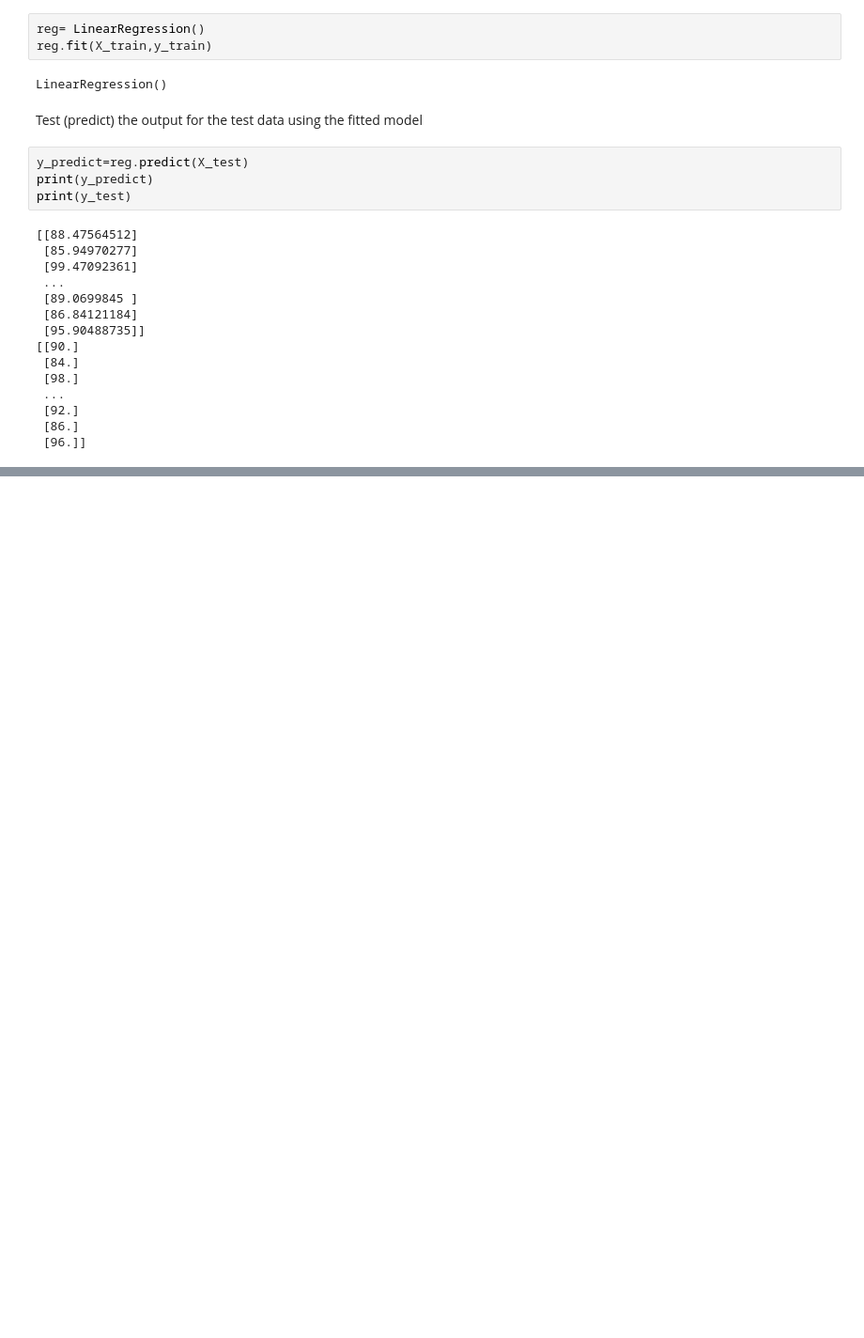
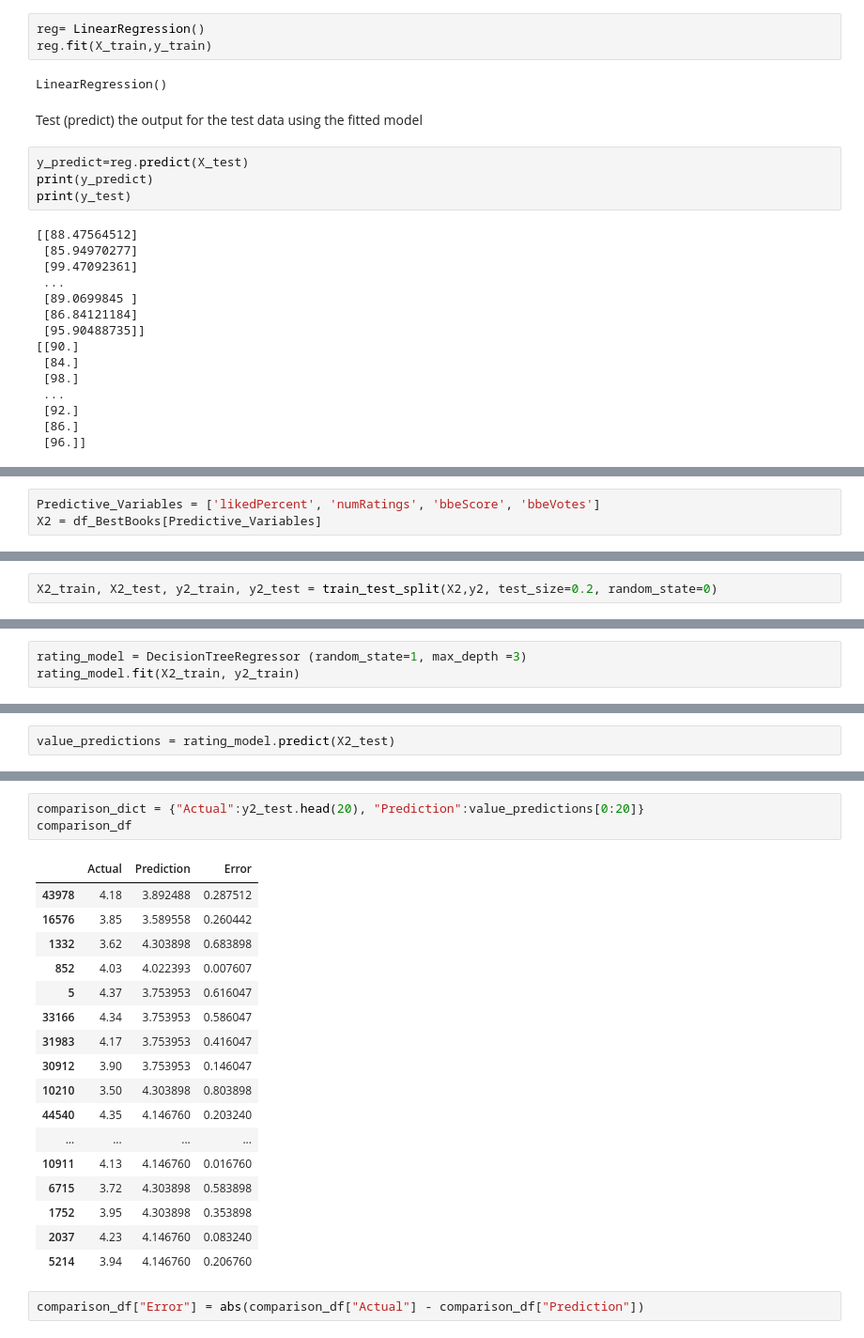
Before and after one commit to RobbiePratt/UCDPA_RobbiePratt, a Jupyter notebook: Project Assignment - Specialist Certificate in Data Analytics Essentials- Robbie Pratt.ipynb, the cells around one changed output, grey strips where cells are left out. Shown: that part at 94% size. Drawn from its saved outputs; the diff is of its cells as text; blank space fills up the shorter version.

```diff
--- a/Project Assignment - Specialist Certificate in Data Analytics Essentials- Robbie Pratt.ipynb
+++ b/Project Assignment - Specialist Certificate in Data Analytics Essentials- Robbie Pratt.ipynb
@@ -507,0 +482,3 @@ plot.figure(figsize=)
+# %%
+Predictive_Variables = ['likedPercent', 'numRatings', 'bbeScore', 'bbeVotes']
+X2 = df_BestBooks[Predictive_Variables]
@@ -507,0 +501,2 @@ plot.figure(figsize=)
+# %%
+X2_train, X2_test, y2_train, y2_test = train_test_split(X2,y2, test_size=0.2, random_state=0)
@@ -507,0 +523,3 @@ plot.figure(figsize=)
+# %%
+rating_model = DecisionTreeRegressor (random_state=1, max_depth =3)
+rating_model.fit(X2_train, y2_train)
@@ -507,0 +528,2 @@ plot.figure(figsize=)
+# %%
+value_predictions = rating_model.predict(X2_test)
@@ -507,0 +541,23 @@ plot.figure(figsize=)
+# %%
+comparison_dict = {"Actual":y2_test.head(20), "Prediction":value_predictions[0:20]}
+comparison_df
+# %% [output]
+|  | Actual | Prediction | Error |
+| 43978 | 4.18 | 3.892488 | 0.287512 |
+| 16576 | 3.85 | 3.589558 | 0.260442 |
+| 1332 | 3.62 | 4.303898 | 0.683898 |
+| 852 | 4.03 | 4.022393 | 0.007607 |
+| 5 | 4.37 | 3.753953 | 0.616047 |
+| 33166 | 4.34 | 3.753953 | 0.586047 |
+| 31983 | 4.17 | 3.753953 | 0.416047 |
+| 30912 | 3.90 | 3.753953 | 0.146047 |
+| 10210 | 3.50 | 4.303898 | 0.803898 |
+| 44540 | 4.35 | 4.146760 | 0.203240 |
+| ... | ... | ... | ... |
+| 10911 | 4.13 | 4.146760 | 0.016760 |
+| 6715 | 3.72 | 4.303898 | 0.583898 |
+| 1752 | 3.95 | 4.303898 | 0.353898 |
+| 2037 | 4.23 | 4.146760 | 0.083240 |
+| 5214 | 3.94 | 4.146760 | 0.206760 |
+# %%
+comparison_df["Error"] = abs(comparison_df["Actual"] - comparison_df["Prediction"])
```
Also changed, not shown: parts of 66 cells of this notebook.
